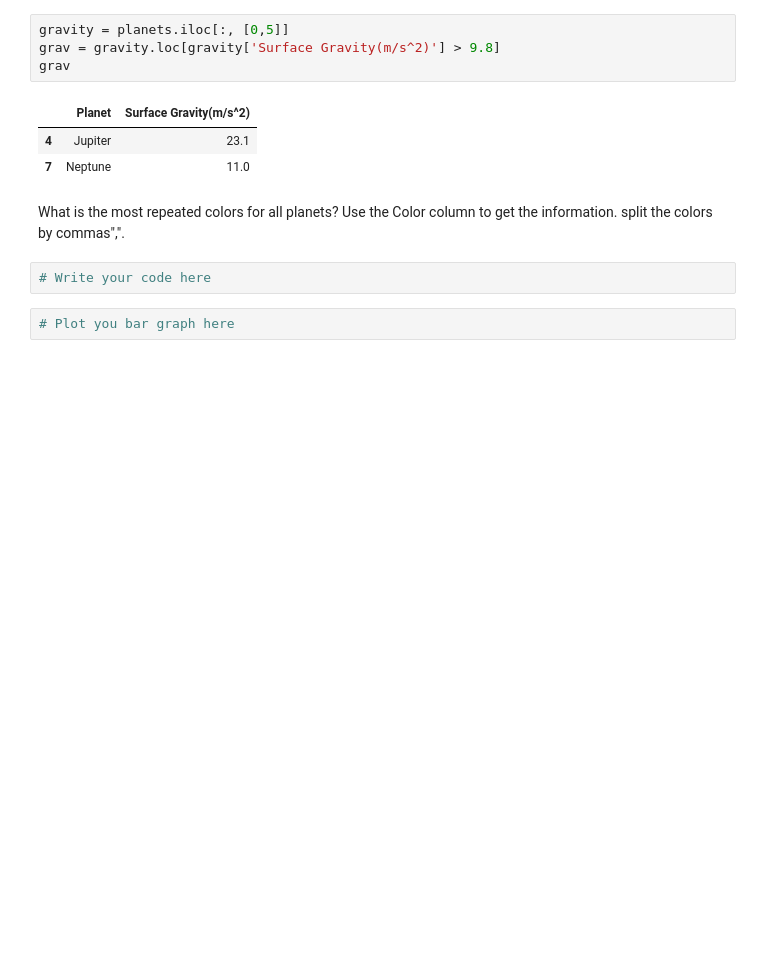
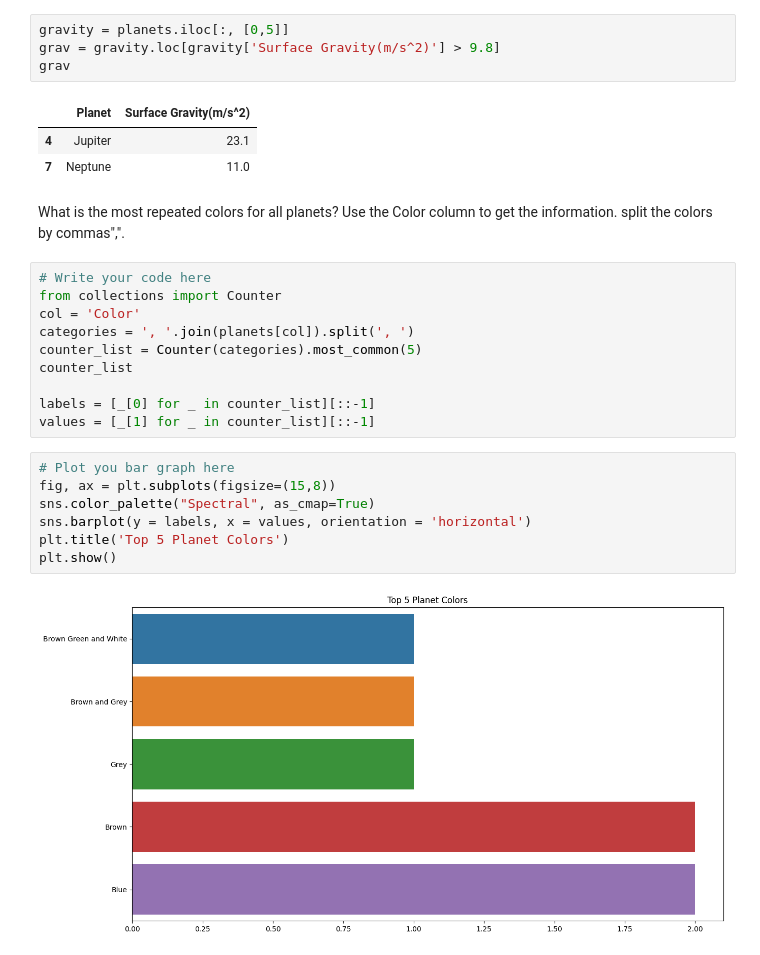
Before and after one commit to LuisMCota/upy3, a Jupyter notebook: Unit1/Pre-processing/Unit_1_Data_Preprocessing.ipynb, the cells around one changed output. Cells and saved outputs as stored; diff of their text form; blank space fills up the shorter version.

```diff
--- a/Unit1/Pre-processing/Unit_1_Data_Preprocessing.ipynb
+++ b/Unit1/Pre-processing/Unit_1_Data_Preprocessing.ipynb
@@ -391,7 +391,22 @@ grav
 # %% [markdown]
 What is the most repeated colors for all planets?
 Use the Color column to get the information. split the colors by commas",".
-# %%
-# Write your code here
-# %%
-# Plot you bar graph here
+# %%
+# Write your code here
+from collections import Counter
+col = 'Color'
+categories = ', '.join(planets[col]).split(', ')
+counter_list = Counter(categories).most_common(5)
+counter_list
+
+labels = [_[0] for _ in counter_list][::-1]
+values = [_[1] for _ in counter_list][::-1]
+# %%
+# Plot you bar graph here
+fig, ax = plt.subplots(figsize=(15,8))
+sns.color_palette("Spectral", as_cmap=True)
+sns.barplot(y = labels, x = values, orientation = 'horizontal')
+plt.title('Top 5 Planet Colors')
+plt.show()
+# %% [output]
+[figure, added]
```
